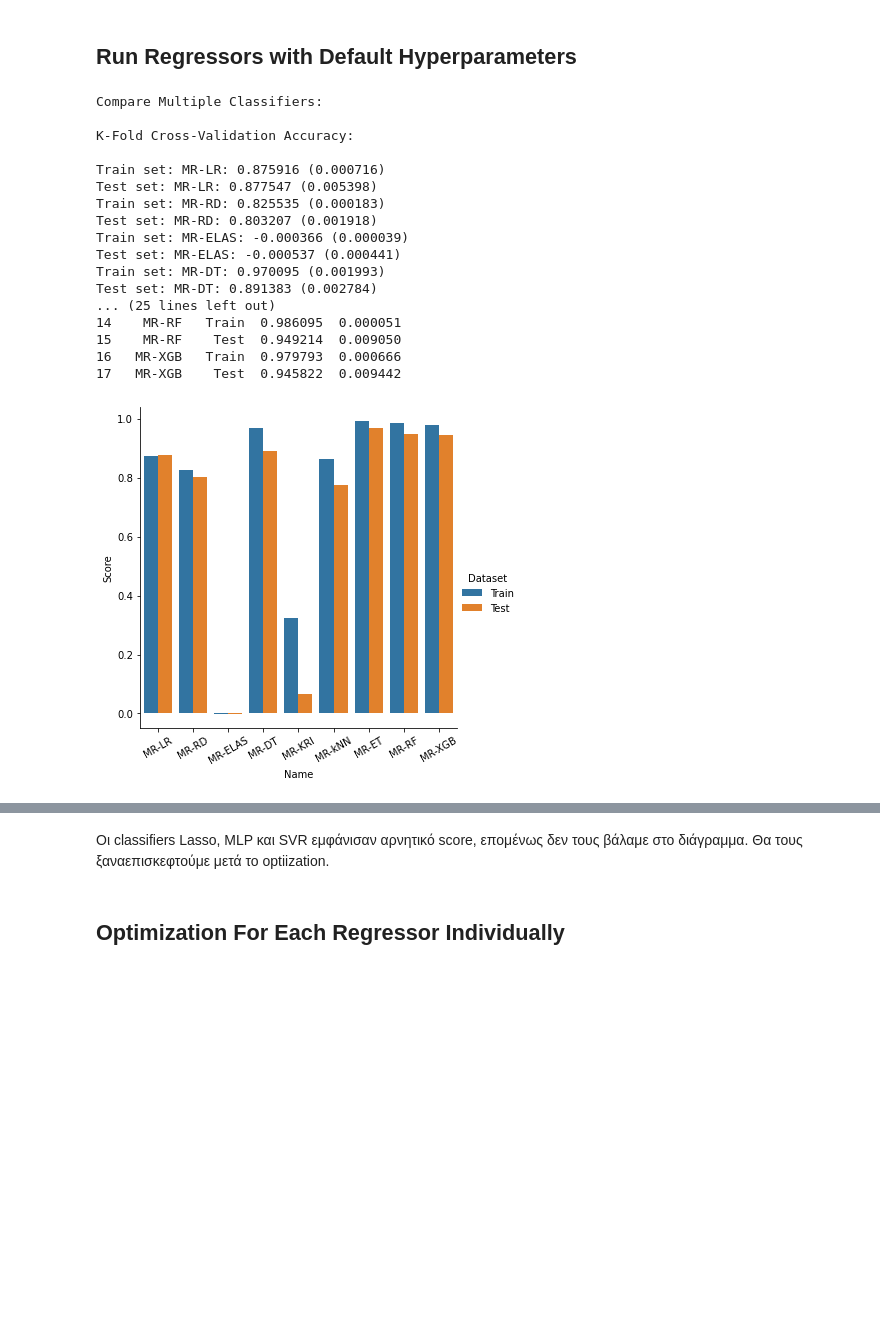
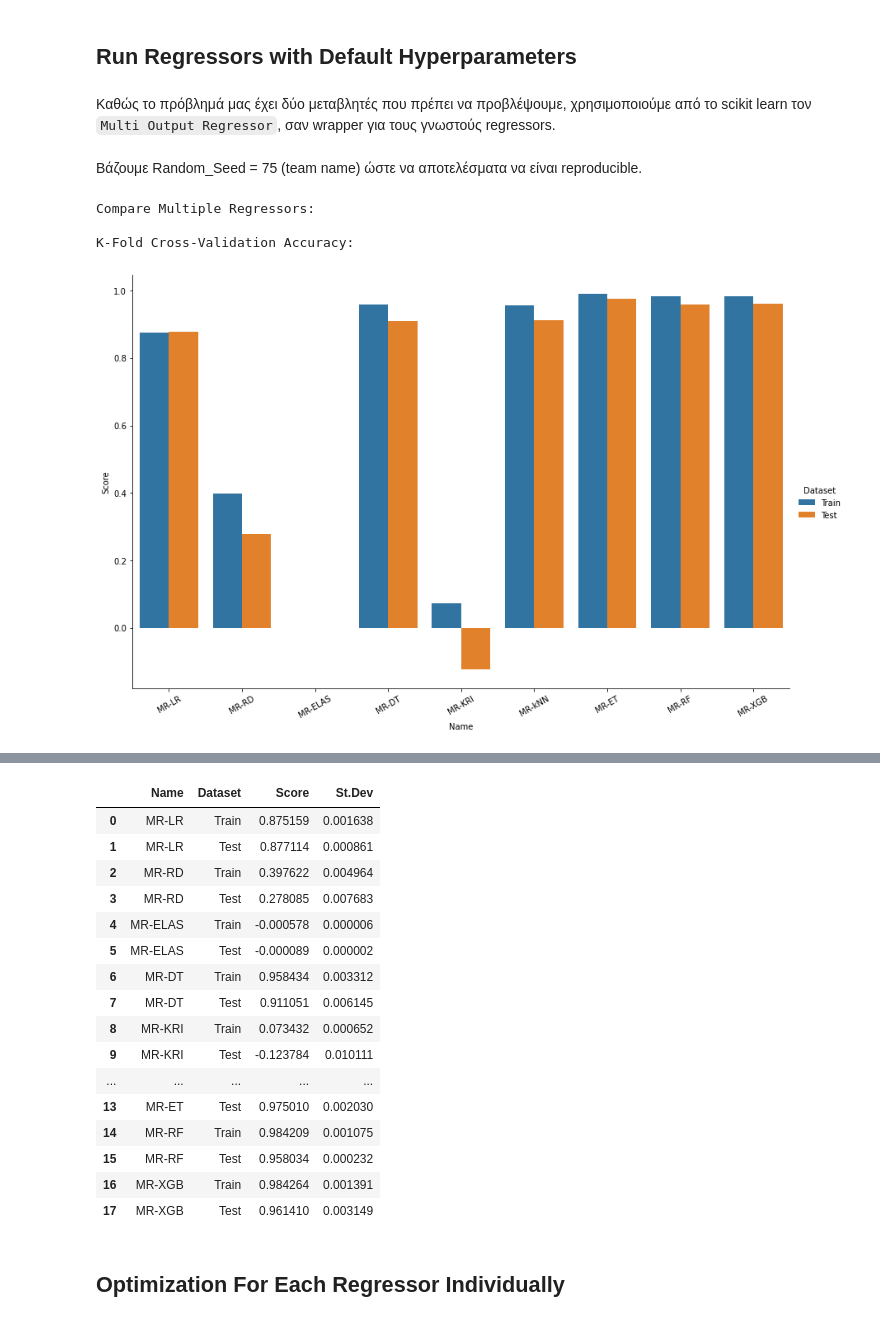
Before and after one commit to maniatisni/DSML-Machine-Learning-Project, a Jupyter notebook: 1st Part (Dataset B).ipynb, the cells around one changed output, grey strips where cells are left out. Cells and saved outputs as stored; diff of their text form; code cells hidden in the pictures; blank space fills up the shorter version.

```diff
--- a/1st Part (Dataset B).ipynb
+++ b/1st Part (Dataset B).ipynb
@@ -126,5 +122,5 @@ dtype: int64
 # %%
-df = df.drop(columns=['gt_c_i_temp','gt_c_i_pressure'],axis=1)
+df = df.drop(columns=['gt_c_i_temp','gt_c_i_pressure'])
 # %%
 df.head()
 # %% [output]
@@ -188,0 +170,2 @@ TypeError: compare_models() got an unexpected keyword argument 'exclude'
+# %%
+X_train_unsc, X_test_unsc, y_train_unsc, y_test_unsc = train_test_split(X,y, test_size=0.3, random_state=75)
@@ -188,0 +175,8 @@ TypeError: compare_models() got an unexpected keyword argument 'exclude'
+# %%
+scaler_x = preprocessing.MinMaxScaler()
+scaler_y = preprocessing.MinMaxScaler()
+
+X_train = pd.DataFrame(scaler_x.fit_transform(X_train_unsc))
+X_test = pd.DataFrame(scaler_x.fit_transform(X_test_unsc))
+y_train = pd.DataFrame(scaler_y.fit_transform(y_train_unsc))
+y_test = pd.DataFrame(scaler_y.fit_transform(y_test_unsc))
@@ -189,8 +193,9 @@ TypeError: compare_models() got an unexpected keyword argument 'exclude'
 # %% [markdown]
 ### Help function to compare models
 # %%
+#helper function to plot models in train and test sets for easier comparison
 def compare_models(trainX,trainY,testX,testY,models):
-    print('\nCompare Multiple Classifiers:')
+    print('\nCompare Multiple Regressors:')
     print('\nK-Fold Cross-Validation Accuracy:\n')
 
     names = []
@@ -204,13 +209,6 @@ def compare_models(trainX,trainY,testX,testY,models):
                                'St.Dev':train_accuracy_results.std()},ignore_index=True)
         tempdf = tempdf.append({'Name':name,'Dataset':'Test','Score':test_accuracy_results.mean(),
                                'St.Dev':test_accuracy_results.std()},ignore_index=True)
-
-#         accuracyMessage1 = "Train set: %s: %f (%f)" % (name, train_accuracy_results.mean(), train_accuracy_results.std())
-#         accuracyMessage2 = "Test set: %s: %f (%f)" % (name, test_accuracy_results.mean(), test_accuracy_results.std())
-#         print(accuracyMessage1)
-#         print(accuracyMessage2)
-    print(tempdf)
-    g = sns.catplot(x = 'Name', y='Score',hue = 'Dataset',data=tempdf, kind='bar')
+    g = sns.catplot(x = 'Name', y='Score',hue = 'Dataset',data=tempdf, kind='bar',height=7.5, aspect=11.7/7.5)
     g.set_xticklabels(rotation=30)
-    plt.show()
-    return
+    return tempdf,plt.show()
@@ -230,7 +215,11 @@ X_train, X_test, y_train, y_test = train_test_split(
 # %% [markdown]
 ## Run Regressors with Default Hyperparameters
+# %% [markdown]
+Καθώς το πρόβλημά μας έχει δύο μεταβλητές που πρέπει να προβλέψουμε, χρησιμοποιούμε από το scikit learn τον `Multi Output Regressor`, σαν wrapper για τους γνωστούς regressors.
 # %%
 models = []
+# %% [markdown]
+Βάζουμε Random_Seed = 75 (team name) ώστε να αποτελέσματα να είναι reproducible.
 # %%
 models.append(('MR-LR', MultiOutputRegressor(LinearRegression())))
 models.append(('MR-RD', MultiOutputRegressor(Ridge())))
@@ -242,23 +231,11 @@ models.append(('MR-ET',MultiOutputRegressor(ExtraTreesRegressor(random_state=75)
 models.append(('MR-RF',MultiOutputRegressor(RandomForestRegressor(random_state=75))))
 models.append(('MR-XGB', MultiOutputRegressor(XGBRegressor(random_state=75))))
 # %%
-compare_models(X_train,y_train,X_test,y_test, models)
+%%time
+models_df,_ = compare_models(X_train,y_train,X_test,y_test, models)
+models_df
 # %% [output]
-Compare Multiple Classifiers:
+Compare Multiple Regressors:
 
 K-Fold Cross-Validation Accuracy:
-
-Train set: MR-LR: 0.875916 (0.000716)
-Test set: MR-LR: 0.877547 (0.005398)
-Train set: MR-RD: 0.825535 (0.000183)
-Test set: MR-RD: 0.803207 (0.001918)
-Train set: MR-ELAS: -0.000366 (0.000039)
-Test set: MR-ELAS: -0.000537 (0.000441)
-Train set: MR-DT: 0.970095 (0.001993)
-Test set: MR-DT: 0.891383 (0.002784)
-... (25 lines left out)
-14    MR-RF   Train  0.986095  0.000051
-15    MR-RF    Test  0.949214  0.009050
-16   MR-XGB   Train  0.979793  0.000666
-17   MR-XGB    Test  0.945822  0.009442
-[figure, old version]
+[figure, new version]
@@ -265,5 +243,20 @@ Test set: MR-DT: 0.891383 (0.002784)
+|  | Name | Dataset | Score | St.Dev |
+| 0 | MR-LR | Train | 0.875159 | 0.001638 |
+| 1 | MR-LR | Test | 0.877114 | 0.000861 |
+| 2 | MR-RD | Train | 0.397622 | 0.004964 |
+| 3 | MR-RD | Test | 0.278085 | 0.007683 |
+| 4 | MR-ELAS | Train | -0.000578 | 0.000006 |
+| 5 | MR-ELAS | Test | -0.000089 | 0.000002 |
+| 6 | MR-DT | Train | 0.958434 | 0.003312 |
+| 7 | MR-DT | Test | 0.911051 | 0.006145 |
+| 8 | MR-KRI | Train | 0.073432 | 0.000652 |
+| 9 | MR-KRI | Test | -0.123784 | 0.010111 |
+| ... | ... | ... | ... | ... |
+| 13 | MR-ET | Test | 0.975010 | 0.002030 |
+| 14 | MR-RF | Train | 0.984209 | 0.001075 |
+| 15 | MR-RF | Test | 0.958034 | 0.000232 |
+| 16 | MR-XGB | Train | 0.984264 | 0.001391 |
+| 17 | MR-XGB | Test | 0.961410 | 0.003149 |
-# %% [markdown]
-Οι classifiers Lasso, MLP και SVR εμφάνισαν αρνητικό score, επομένως δεν τους βάλαμε στο διάγραμμα. Θα τους ξαναεπισκεφτούμε μετά το optiization.
 # %% [markdown]
 ## Optimization For Each Regressor Individually
 # %%
```
Also changed, not shown: parts of 69 cells of this notebook, 1 other file.
